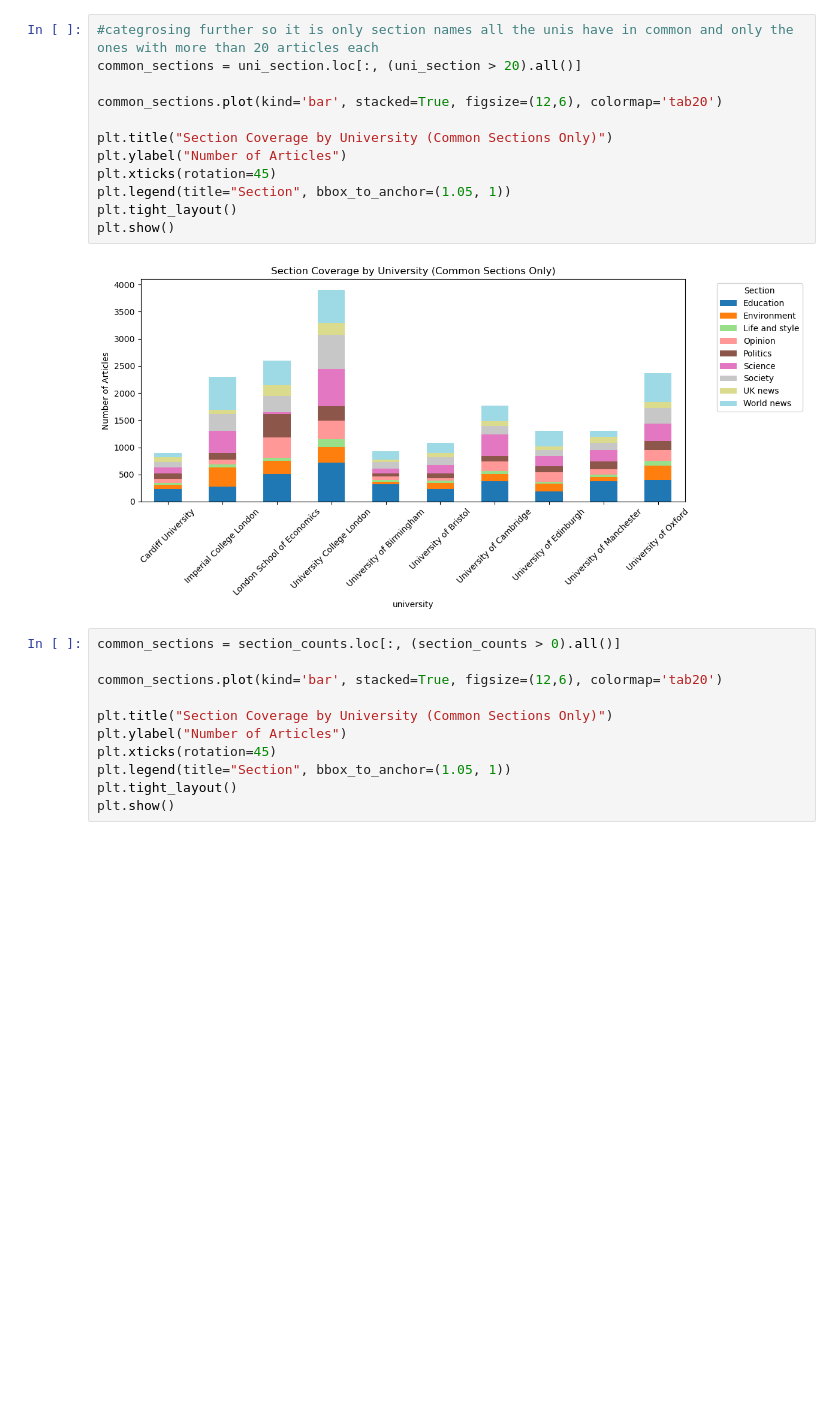
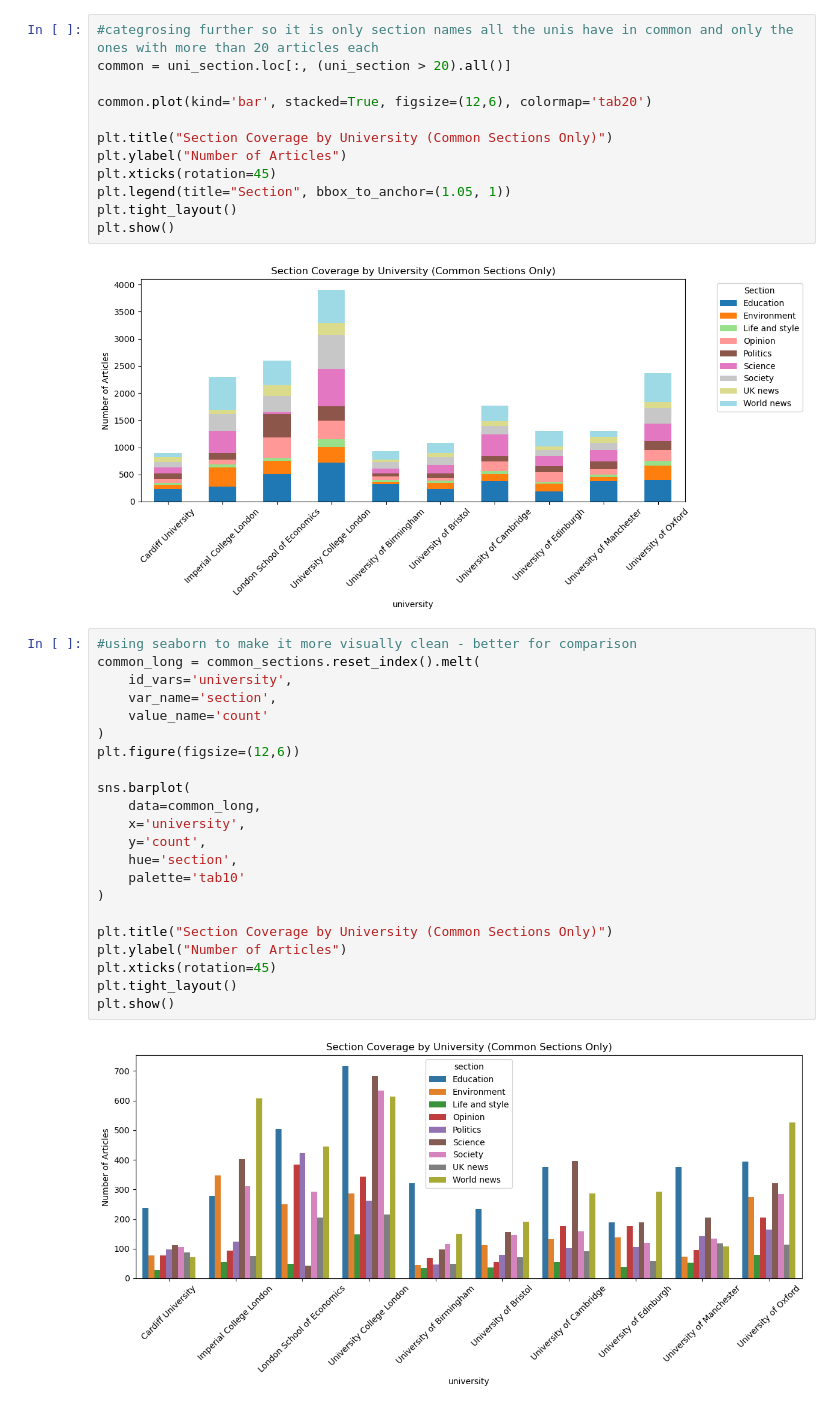
Before and after one commit to ruoxuannn/st115-guardian-project, a Jupyter notebook: shrinithi_themes.ipynb, the cells around one changed output. Drawn from its saved outputs; the diff is of its cells as text; blank space fills up the shorter version.

```diff
--- a/shrinithi_themes.ipynb
+++ b/shrinithi_themes.ipynb
@@ -135,9 +134,9 @@ plt.show()
 [figure]
 # %%
 #categrosing further so it is only section names all the unis have in common and only the ones with more than 20 articles each
-common_sections = uni_section.loc[:, (uni_section > 20).all()]
+common = uni_section.loc[:, (uni_section > 20).all()]
 
-common_sections.plot(kind='bar', stacked=True, figsize=(12,6), colormap='tab20')
+common.plot(kind='bar', stacked=True, figsize=(12,6), colormap='tab20')
 
 plt.title("Section Coverage by University (Common Sections Only)")
 plt.ylabel("Number of Articles")
@@ -147,14 +146,27 @@ plt.tight_layout()
 plt.show()
 # %% [output]
 [figure]
-# %%
-common_sections = section_counts.loc[:, (section_counts > 0).all()]
-
-common_sections.plot(kind='bar', stacked=True, figsize=(12,6), colormap='tab20')
-
-plt.title("Section Coverage by University (Common Sections Only)")
-plt.ylabel("Number of Articles")
-plt.xticks(rotation=45)
-plt.legend(title="Section", bbox_to_anchor=(1.05, 1))
-plt.tight_layout()
-plt.show()
+# %%
+#using seaborn to make it more visually clean - better for comparison
+common_long = common_sections.reset_index().melt(
+    id_vars='university',
+    var_name='section',
+    value_name='count'
+)
+plt.figure(figsize=(12,6))
+
+sns.barplot(
+    data=common_long,
+    x='university',
+    y='count',
+    hue='section',
+    palette='tab10'
+)
+
+plt.title("Section Coverage by University (Common Sections Only)")
+plt.ylabel("Number of Articles")
+plt.xticks(rotation=45)
+plt.tight_layout()
+plt.show()
+# %% [output]
+[figure, added]
```
Also changed, not shown: parts of 4 cells of this notebook.
